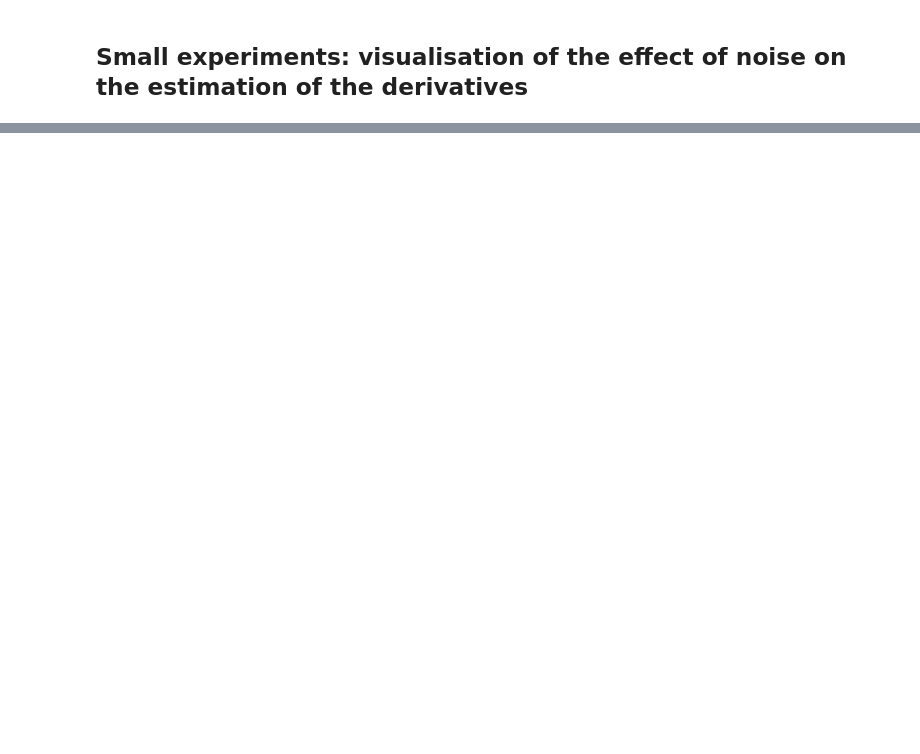
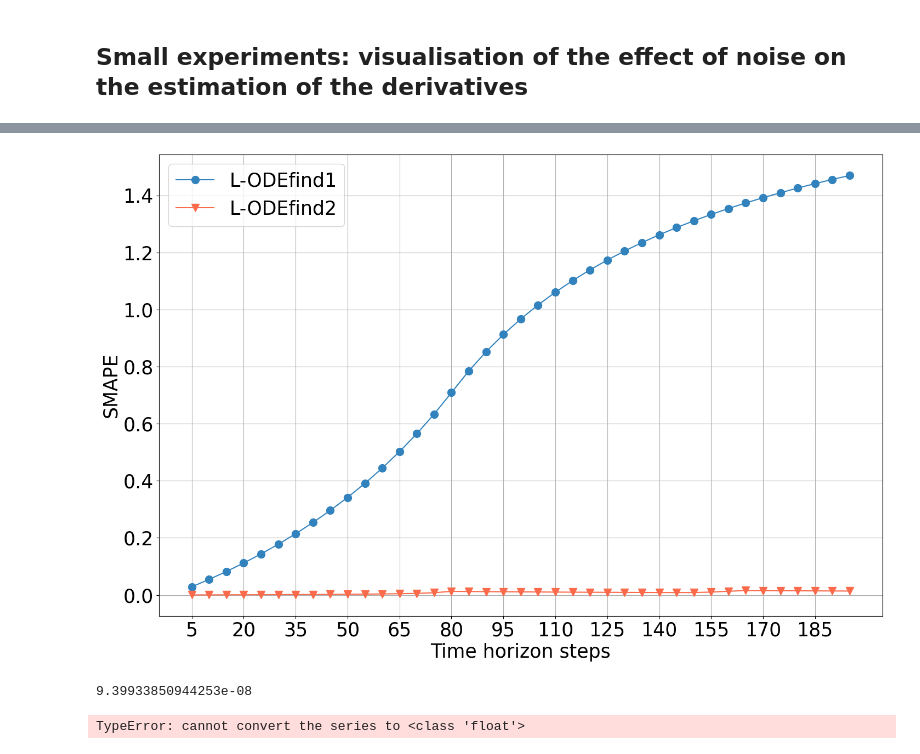
Before and after one commit to BenjaminisCoding/L-ODEfind, a Jupyter notebook: examples/hidden_variables_experiments.ipynb, the cells around one changed output, grey strips where cells are left out. Saved outputs shown, nothing was run; the diff lists cells and outputs as text; code cells hidden in the pictures; blank space fills up the shorter version.

```diff
--- a/examples/hidden_variables_experiments.ipynb
+++ b/examples/hidden_variables_experiments.ipynb
@@ -94,5 +113,5 @@ targets_to_plot = [1,2]
 model = system
 out = system
 warnings.filterwarnings("ignore")
-fit_and_save_coeffs(model, out, targets=targets, maxpolys=maxpolys, obs_vars=obs_vars, testsize=200)
+fit_and_save_coeffs(model, out, targets=targets, maxpolys=maxpolys, obs_vars=obs_vars, testsize=200, noise_level=noise_level)
 # %% [output]
@@ -192,4 +259,7 @@ fully_obs = False
 # %%
+system = f'oscilator_noise_{noise_level}'
+results_folder = 'oscilator_'+'_'.join(obs_vars) + '_Odefind' +f'/noise={noise_level}'
+
 df_mse_gpomo, coeffs_gpomo = compare_coeffs(original_data=system, results_folder=system+'_'+'_'.join(obs_vars),
                                             var_name=var_name,
                                             d=d, fully_obs=fully_obs)
@@ -259,9 +328,9 @@ import matplotlib.pyplot as plt
 from scipy.signal import savgol_filter
 from functools import partial
 
-noise_levels = [0.0, 0.05]
+noise_levels = [0.0, 0.01, 0.02]
 data = {}
-finite_diff = True
+finite_diff = False
 
 path_local = os.getcwd()
 path_csv = path_local[:-(len(path_local.split('/')[-1])+ 1)]
@@ -348,0 +572,24 @@ The mse for dx2 is 1.1162298072679913
+# %%
+obs_vars = ['x']
+var_name = 'X'
+d = 2
+fully_obs = False
+l1s, mses = {}, {}
+
+for noise_level in noise_levels:
+
+    path_data = f'{system}_noise_{noise_level}'
+    results_folder = f'oscilator_x_Odefind/noise={noise_level}'
+
+    ### It saves the figure, so I can just access it after
+    plot_data = plot_predictions(path_gpomo = False,
+                             time_horizons = np.arange(5, 196, 5),
+                             path_pdefind = results_folder,
+                             ymax = None,
+                             targets_to_plot = targets_to_plot)
+
+    df_mse_odefind, coeffs_odefind = compare_coeffs(original_data=path_data, results_folder=results_folder,
+                                                var_name=var_name, d=d, fully_obs=fully_obs)
+
+    l1s[noise_level] = df_mse_odefind['l1'].mean()
+    mses[noise_level] = df_mse_odefind['mse'].mean()
@@ -348,0 +600,11 @@ The mse for dx2 is 1.1162298072679913
+# %%
+# odefind_model = 'oscilator_x_Odefind/' + f'noise={noise_levels[0]}'
+# path_gpomo False to not plot the Gpomo
+
+plot_data = plot_predictions(path_gpomo = False,
+                             time_horizons = np.arange(5, 196, 5),
+                             path_pdefind = results_folder,
+                             ymax = None,
+                             targets_to_plot = targets_to_plot)
+# %% [output]
+[figure, added]
@@ -348,0 +622,25 @@ The mse for dx2 is 1.1162298072679913
+# %%
+df_mse_odefind['mse'].to_numpy().mean()
+# %% [output]
+9.39933850944253e-08
+# %%
+original_data = f'oscilator_noise_{noise_level}'
+results_folder = 'oscilator_x_Odefind/' + f'noise={noise_levels[0]}'
+obs_vars = ['x']
+var_name = 'X'
+d = 2
+fully_obs = False
+
+df_mse_odefind, coeffs_odefind = compare_coeffs(original_data=original_data, results_folder=results_folder,
+                                                var_name=var_name, d=d, fully_obs=fully_obs)
+
+
+if not fully_obs:
+    coeffs = coeffs_odefind
+    # coeffs = coeffs_odefind
+    coeffs = coeffs.loc[:, ~coeffs.columns.duplicated()]
+    plot_coeffs(coeffs, system+'_'+'_'.join(obs_vars), var_name, d)
+
+print(f'System: {system} (observed variable {obs_vars})')
+# %% [output]
+TypeError: cannot convert the series to <class 'float'>
```
Also changed, not shown: parts of 18 cells of this notebook, 4 other files.
